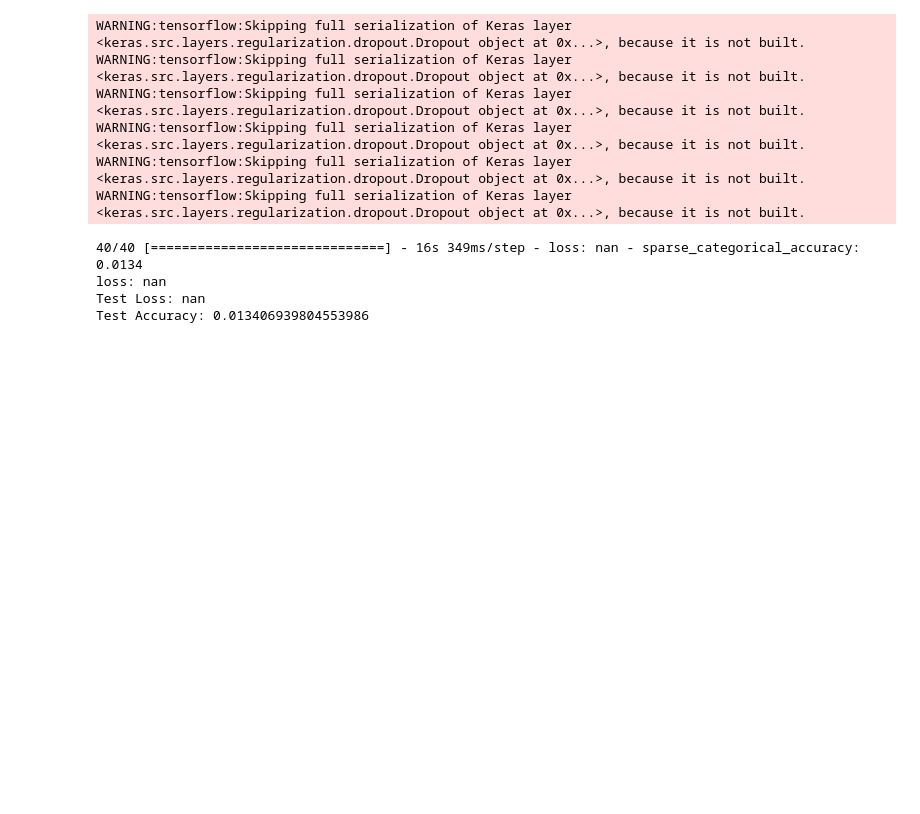
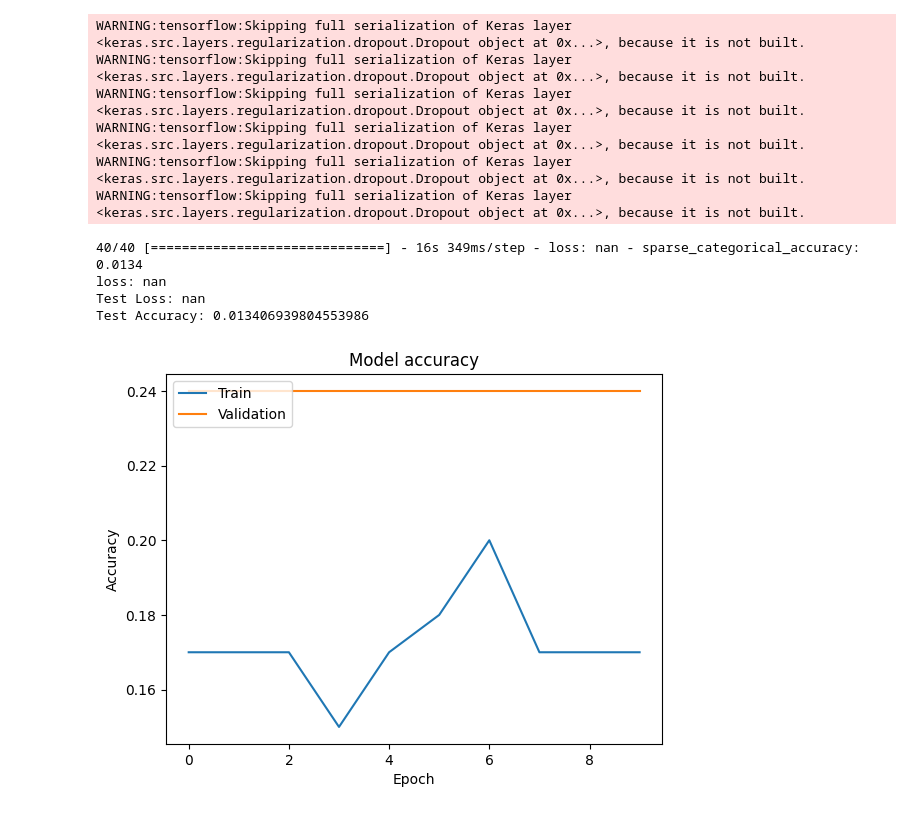
Before and after one commit to LizaAmatya/FakeNewsDetection, a Jupyter notebook: training.ipynb, the cells around one changed output. Drawn from its saved outputs; the diff is of its cells as text; code cells hidden in the pictures; blank space fills up the shorter version.

```diff
--- a/training.ipynb
+++ b/training.ipynb
@@ -347,0 +347,15 @@ Test Accuracy: 0.013406939804553986
+# %%
+import matplotlib.pyplot as plt
+
+# Assuming 'history' is the object returned by model.fit()
+
+# Plot training & validation accuracy values
+plt.plot(history.history['sparse_categorical_accuracy'])
+plt.plot(history.history['val_sparse_categorical_accuracy'])
+plt.title('Model accuracy')
+plt.xlabel('Epoch')
+plt.ylabel('Accuracy')
+plt.legend(['Train', 'Validation'], loc='upper left')
+plt.show()
+# %% [output]
+[figure, added]
```
Also changed, not shown: parts of 2 cells of this notebook.
